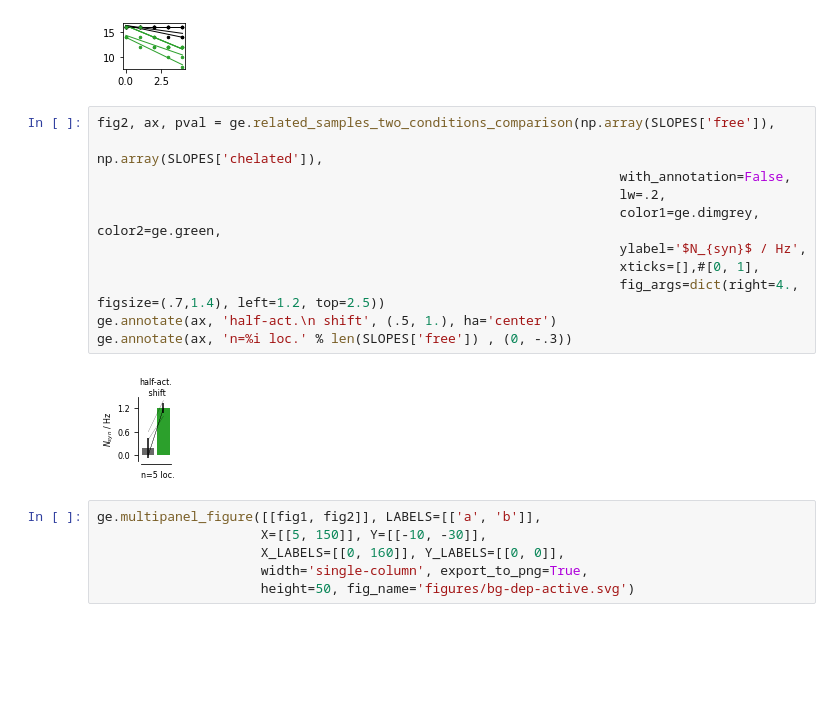
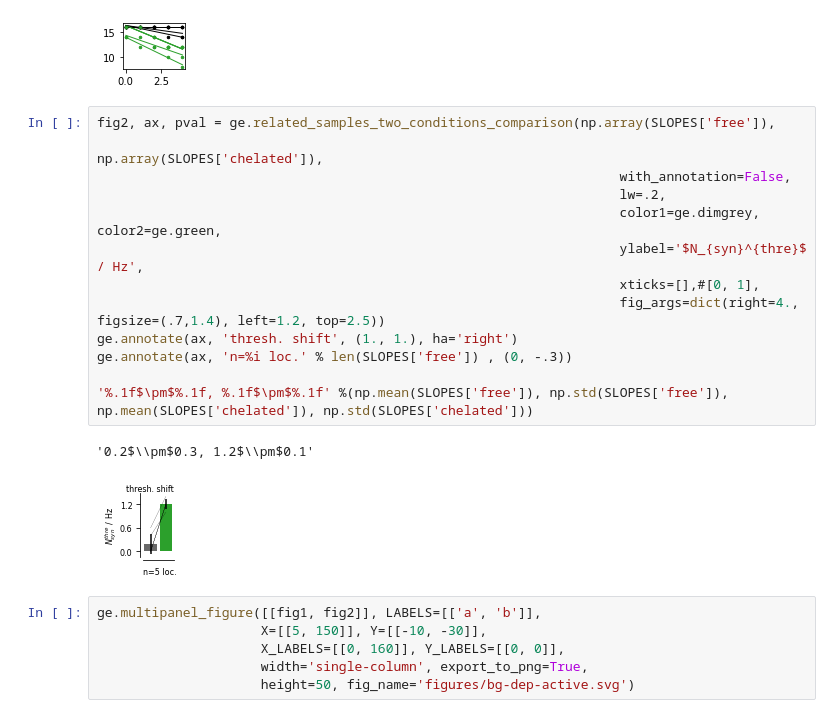
Before and after one commit to yzerlaut/zinc-NMDA-modulation, a Jupyter notebook: Sensitivity_to_Background_Modulation.ipynb, the cells around one changed output. Saved outputs shown, nothing was run; the diff lists cells and outputs as text; blank space fills up the shorter version.

```diff
--- a/Sensitivity_to_Background_Modulation.ipynb
+++ b/Sensitivity_to_Background_Modulation.ipynb
@@ -565,16 +571,19 @@ for i in np.unique(RESP_PASSIVE_PER_STIM['syn_location']):
 # %%
 fig2, ax, pval = ge.related_samples_two_conditions_comparison(np.array(SLOPES['free']),
                                                                    np.array(SLOPES['chelated']),
                                                                    with_annotation=False,
                                                                    lw=.2,
                                                                    color1=ge.dimgrey, color2=ge.green,
-                                                                   ylabel='$N_{syn}$ / Hz',
+                                                                   ylabel='$N_{syn}^{thre}$ / Hz',
                                                                    xticks=[],#[0, 1],
                                                                    fig_args=dict(right=4., figsize=(.7,1.4), left=1.2, top=2.5))
-ge.annotate(ax, 'half-act.\n shift', (.5, 1.), ha='center')
+ge.annotate(ax, 'thresh. shift', (1., 1.), ha='right')
 ge.annotate(ax, 'n=%i loc.' % len(SLOPES['free']) , (0, -.3))
+
+'%.1f$\pm$%.1f, %.1f$\pm$%.1f' %(np.mean(SLOPES['free']), np.std(SLOPES['free']), np.mean(SLOPES['chelated']), np.std(SLOPES['chelated']))
 # %% [output]
+'0.2$\\pm$0.3, 1.2$\\pm$0.1'
-[figure, old version]
+[figure, new version]
 # %%
 ge.multipanel_figure([[fig1, fig2]], LABELS=[['a', 'b']],
                      X=[[5, 150]], Y=[[-10, -30]],
```
Also changed, not shown: parts of 4 cells of this notebook, 1 other file.
